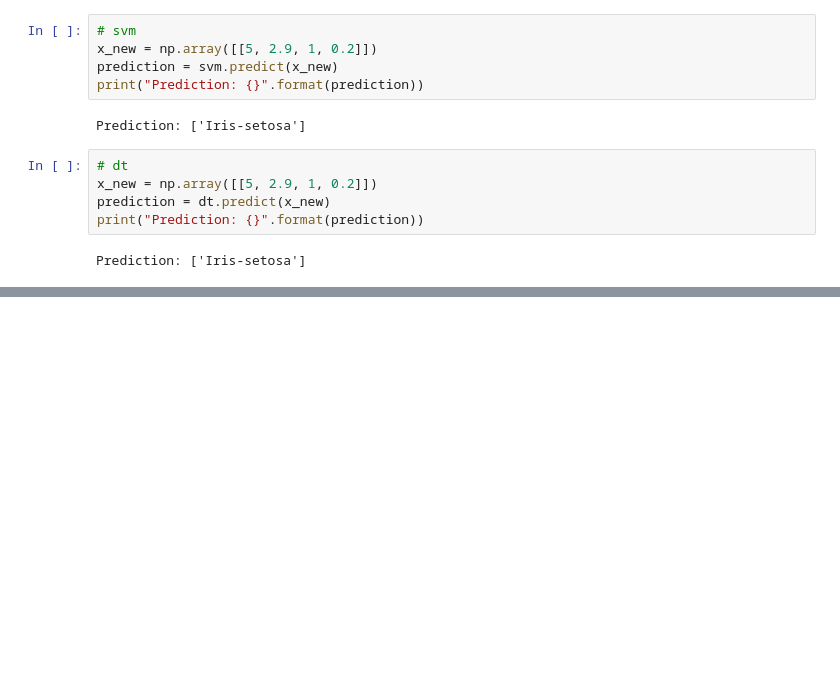
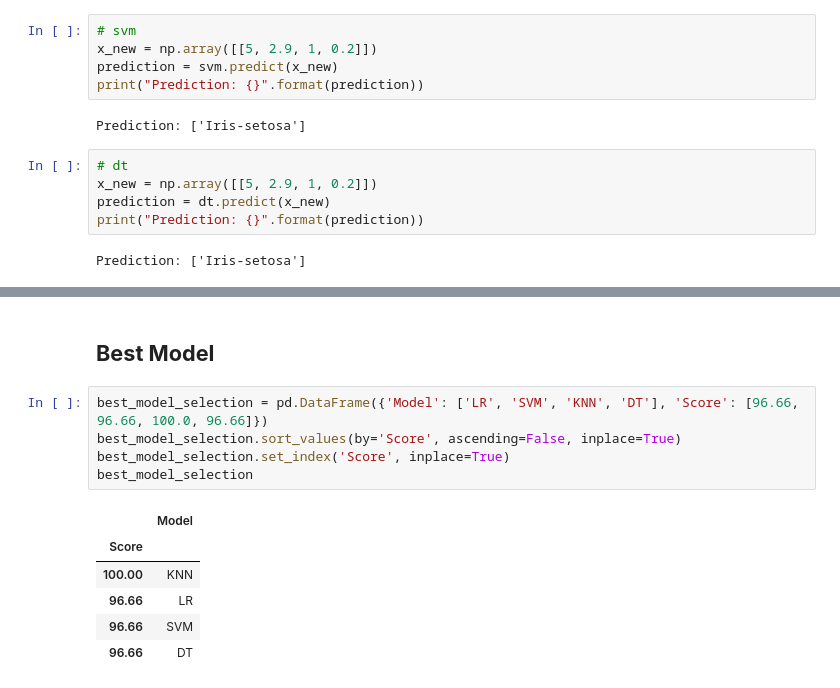
Before and after one commit to Nihal-Awad/Iris-Flower-Classification-using-ML, a Jupyter notebook: Iris_flowers_classification.ipynb, the cells around one changed output, grey strips where cells are left out. Drawn from its saved outputs; the diff is of its cells as text; blank space fills up the shorter version.

Commit message:
change and add best model selection section

```diff
--- a/Iris_flowers_classification.ipynb
+++ b/Iris_flowers_classification.ipynb
@@ -299,0 +311,14 @@ compare_iris.head(10)
+# %% [markdown]
+## **Best Model**
+# %%
+best_model_selection = pd.DataFrame({'Model': ['LR', 'SVM', 'KNN', 'DT'], 'Score': [96.66, 96.66, 100.0, 96.66]})
+best_model_selection.sort_values(by='Score', ascending=False, inplace=True)
+best_model_selection.set_index('Score', inplace=True)
+best_model_selection
+# %% [output]
+|  | Model |
+| Score |  |
+| 100.00 | KNN |
+| 96.66 | LR |
+| 96.66 | SVM |
+| 96.66 | DT |
```
Also changed, not shown: parts of 9 cells of this notebook.
